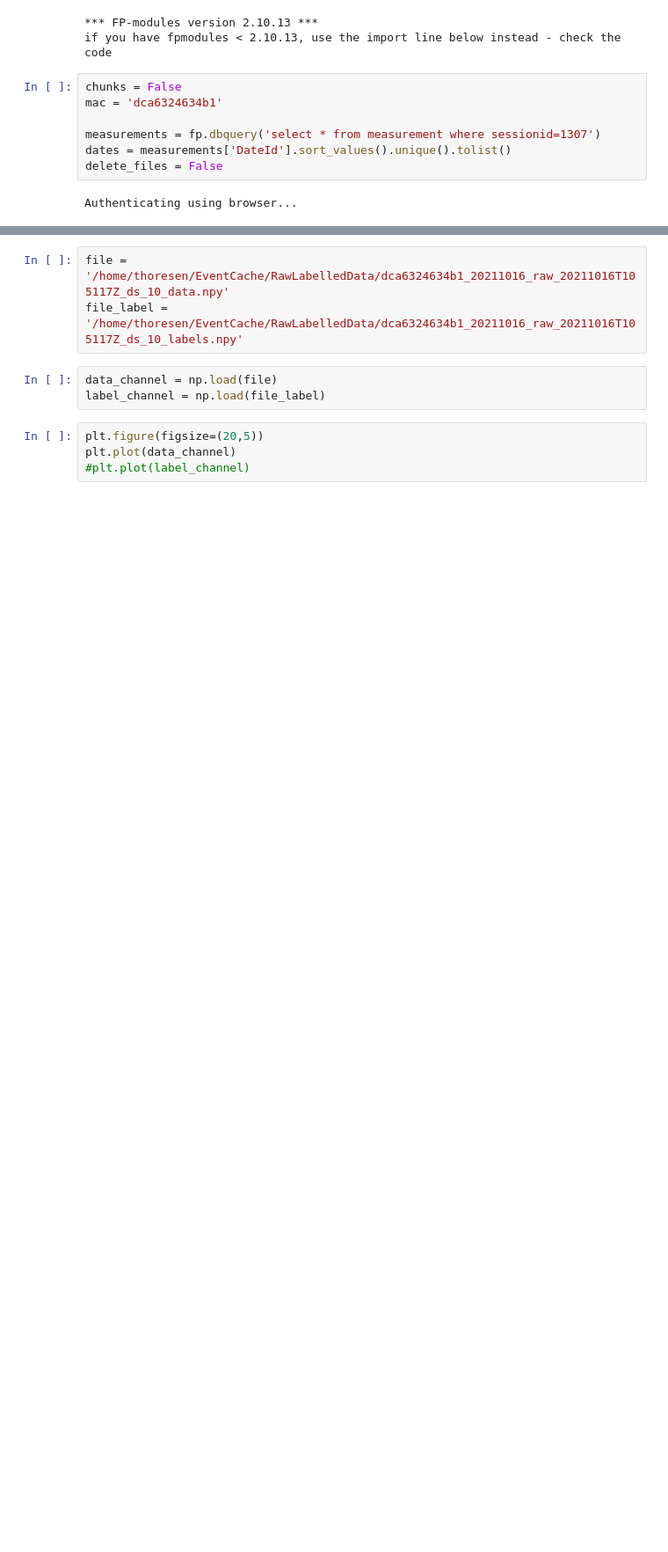
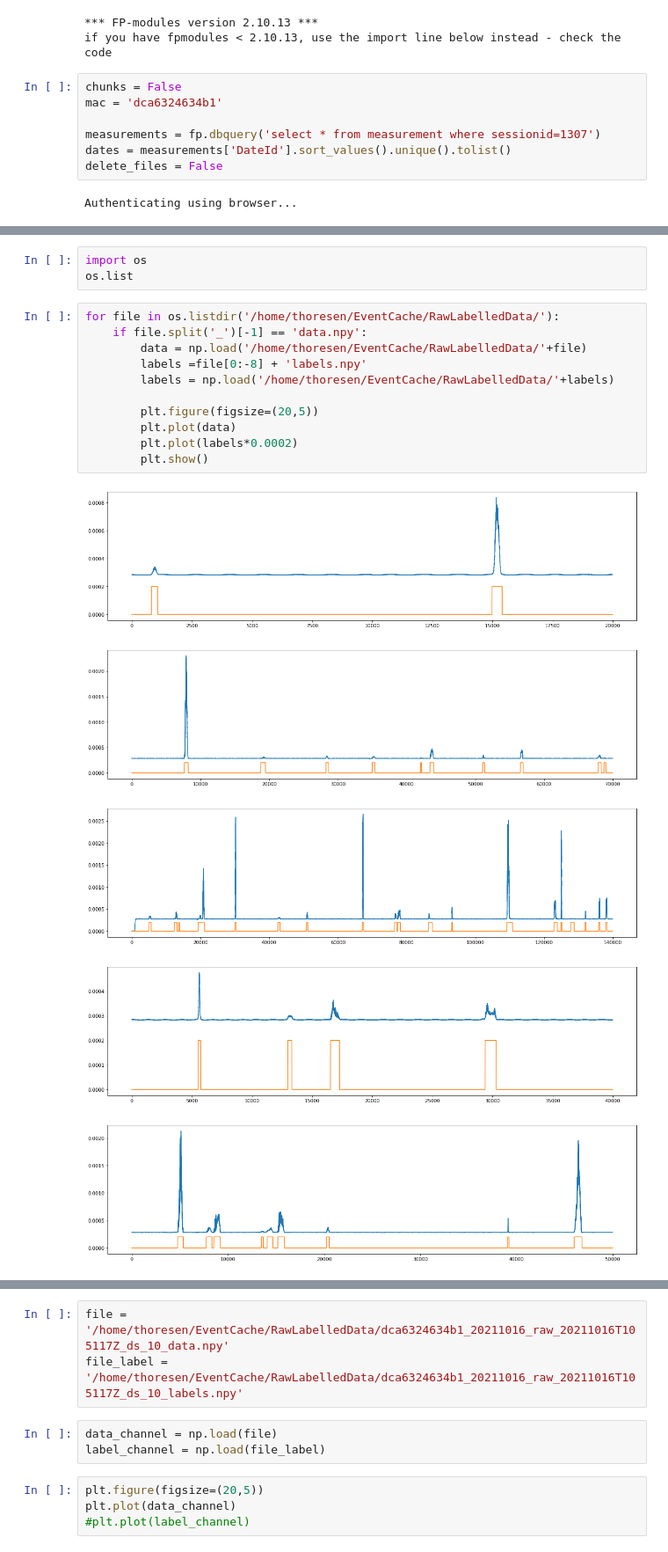
Before and after one commit to nikolajsheller/02456-2021-project, a Jupyter notebook: labelled_data/test_generate_data.ipynb, the cells around one changed output, grey strips where cells are left out. Shown at 88% size. Drawn from its saved outputs; the diff is of its cells as text; blank space fills up the shorter version.

```diff
--- a/labelled_data/test_generate_data.ipynb
+++ b/labelled_data/test_generate_data.ipynb
@@ -69,0 +71,20 @@ Saving files
+# %%
+import os
+os.list
+# %%
+for file in os.listdir('/home/thoresen/EventCache/RawLabelledData/'):
+    if file.split('_')[-1] == 'data.npy':
+        data = np.load('/home/thoresen/EventCache/RawLabelledData/'+file)
+        labels =file[0:-8] + 'labels.npy'
+        labels = np.load('/home/thoresen/EventCache/RawLabelledData/'+labels)
+
+        plt.figure(figsize=(20,5))
+        plt.plot(data)
+        plt.plot(labels*0.0002)
+        plt.show()
+# %% [output]
+[figure, added]
+[figure, added]
+[figure, added]
+[figure, added]
+[figure, added]
```
Also changed, not shown: parts of 8 cells of this notebook, 3 other files.
